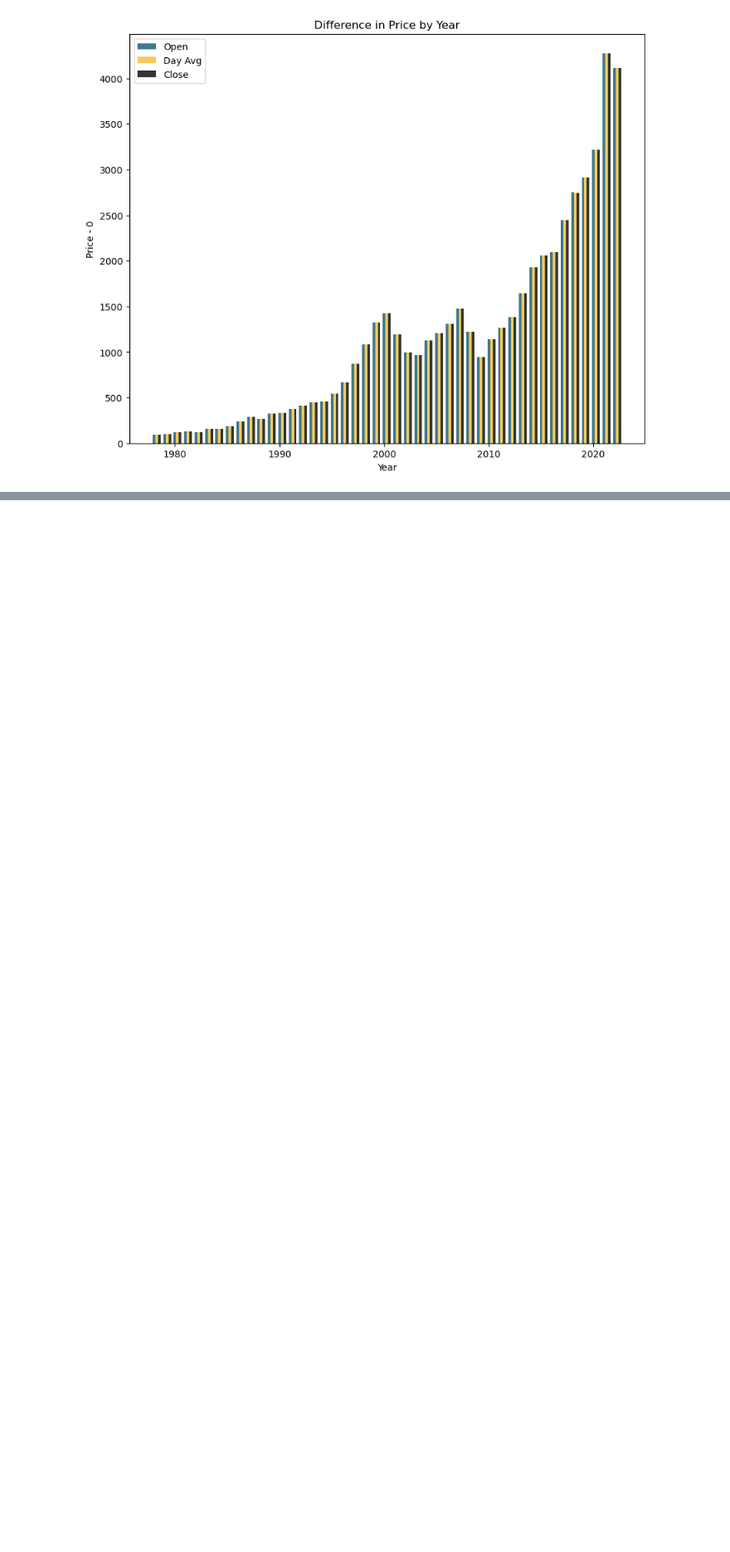
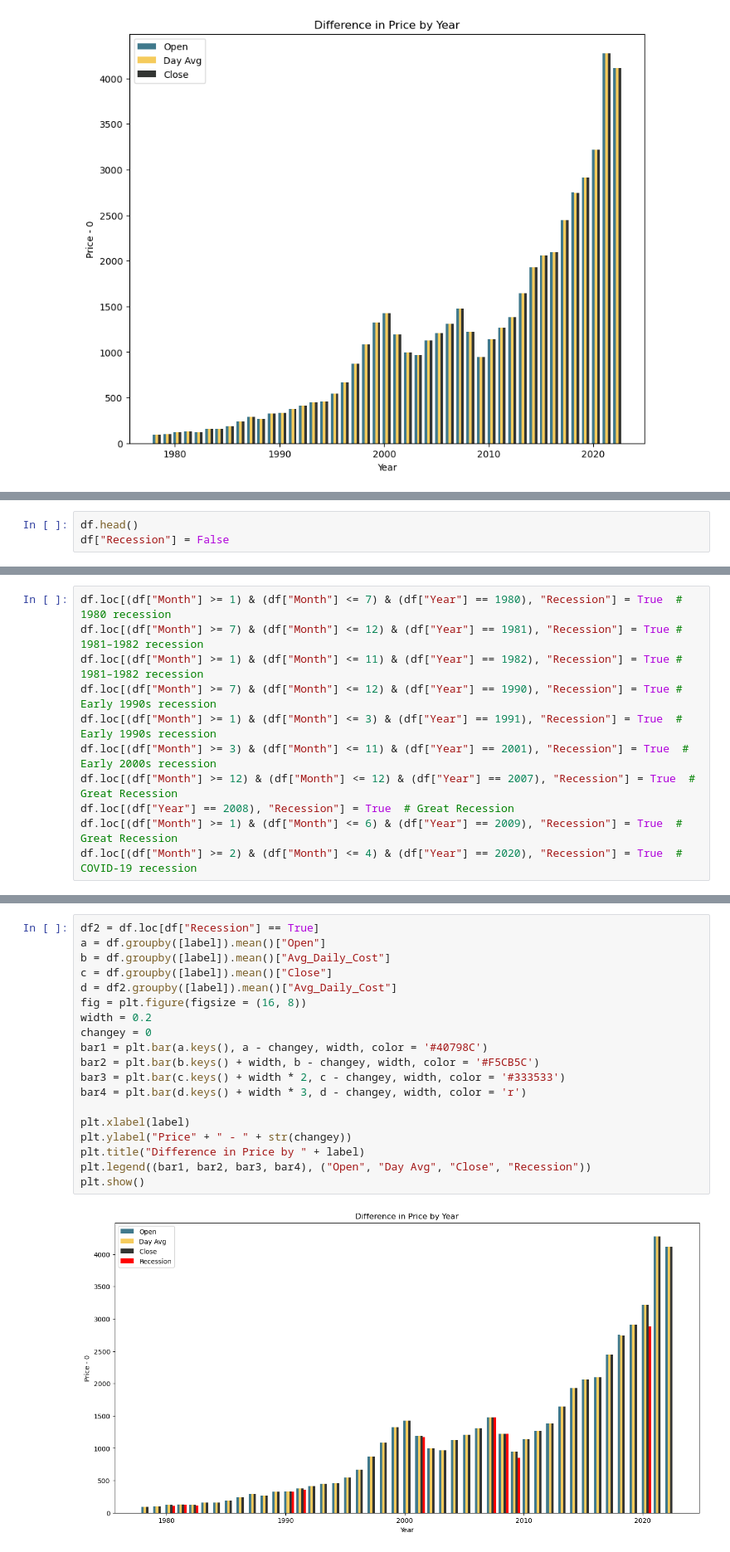
Before and after one commit to TylerXNguyen/SandP500-analysis, a Jupyter notebook: analysis.ipynb, the cells around one changed output, grey strips where cells are left out. Shown at 83% size. Cells and saved outputs as stored; diff of their text form; blank space fills up the shorter version.

```diff
--- a/analysis.ipynb
+++ b/analysis.ipynb
@@ -180,0 +183,3 @@ plt.show()
+# %%
+df.head()
+df["Recession"] = False
@@ -180,0 +193,11 @@ plt.show()
+# %%
+df.loc[(df["Month"] >= 1) & (df["Month"] <= 7) & (df["Year"] == 1980), "Recession"] = True  # 1980 recession
+df.loc[(df["Month"] >= 7) & (df["Month"] <= 12) & (df["Year"] == 1981), "Recession"] = True # 1981–1982 recession
+df.loc[(df["Month"] >= 1) & (df["Month"] <= 11) & (df["Year"] == 1982), "Recession"] = True # 1981–1982 recession
+df.loc[(df["Month"] >= 7) & (df["Month"] <= 12) & (df["Year"] == 1990), "Recession"] = True # Early 1990s recession
+df.loc[(df["Month"] >= 1) & (df["Month"] <= 3) & (df["Year"] == 1991), "Recession"] = True  # Early 1990s recession
+df.loc[(df["Month"] >= 3) & (df["Month"] <= 11) & (df["Year"] == 2001), "Recession"] = True  # Early 2000s recession
+df.loc[(df["Month"] >= 12) & (df["Month"] <= 12) & (df["Year"] == 2007), "Recession"] = True  # Great Recession
+df.loc[(df["Year"] == 2008), "Recession"] = True  # Great Recession
+df.loc[(df["Month"] >= 1) & (df["Month"] <= 6) & (df["Year"] == 2009), "Recession"] = True  # Great Recession
+df.loc[(df["Month"] >= 2) & (df["Month"] <= 4) & (df["Year"] == 2020), "Recession"] = True  # COVID-19 recession
@@ -180,0 +219,21 @@ plt.show()
+# %%
+df2 = df.loc[df["Recession"] == True]
+a = df.groupby([label]).mean()["Open"]
+b = df.groupby([label]).mean()["Avg_Daily_Cost"]
+c = df.groupby([label]).mean()["Close"]
+d = df2.groupby([label]).mean()["Avg_Daily_Cost"]
+fig = plt.figure(figsize = (16, 8))
+width = 0.2
+changey = 0
+bar1 = plt.bar(a.keys(), a - changey, width, color = '#40798C')
+bar2 = plt.bar(b.keys() + width, b - changey, width, color = '#F5CB5C')
+bar3 = plt.bar(c.keys() + width * 2, c - changey, width, color = '#333533')
+bar4 = plt.bar(d.keys() + width * 3, d - changey, width, color = 'r')
+
+plt.xlabel(label)
+plt.ylabel("Price" + " - " + str(changey))
+plt.title("Difference in Price by " + label)
+plt.legend((bar1, bar2, bar3, bar4), ("Open", "Day Avg", "Close", "Recession"))
+plt.show()
+# %% [output]
+[figure, added]
```
Also changed, not shown: parts of 10 cells of this notebook.
